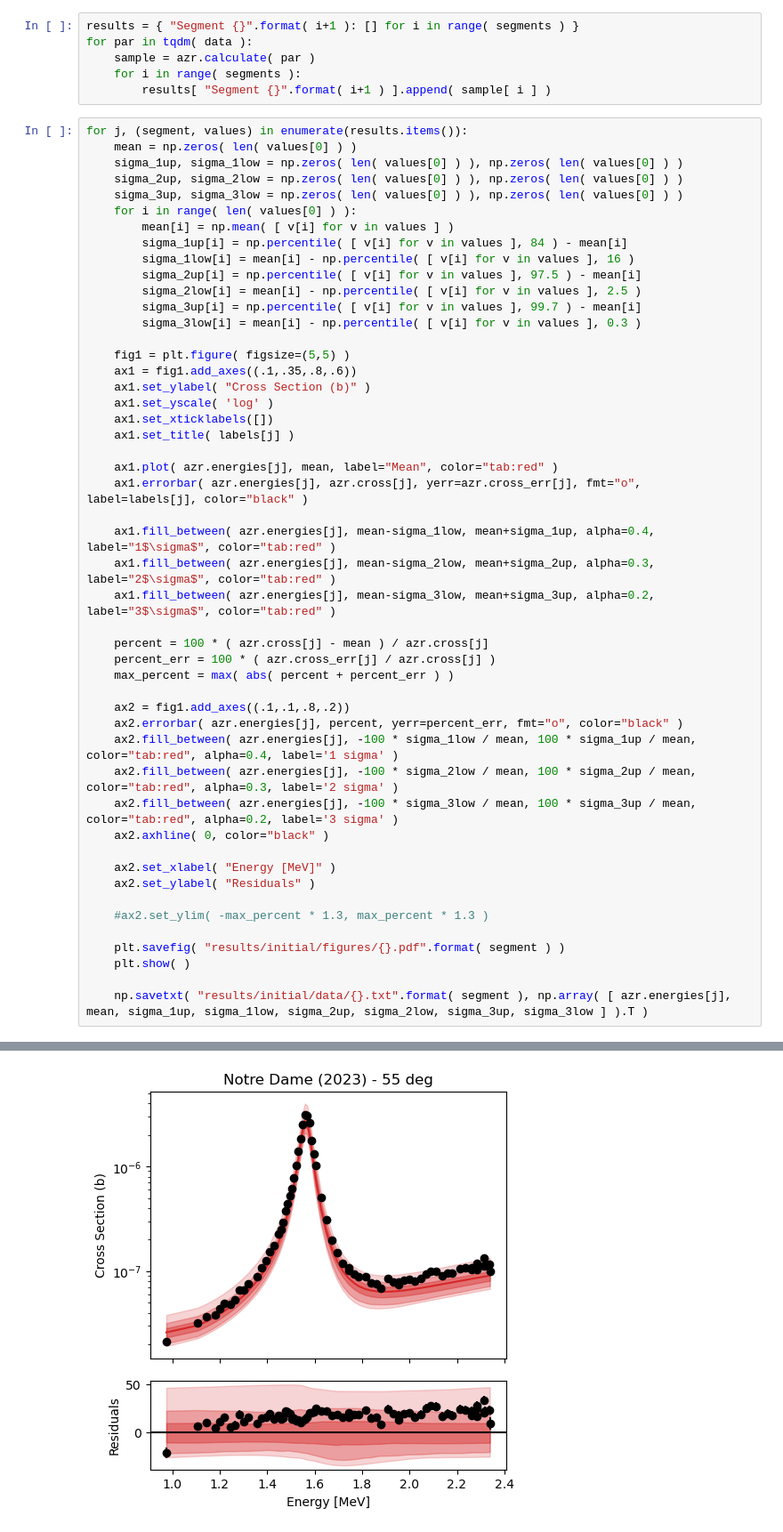
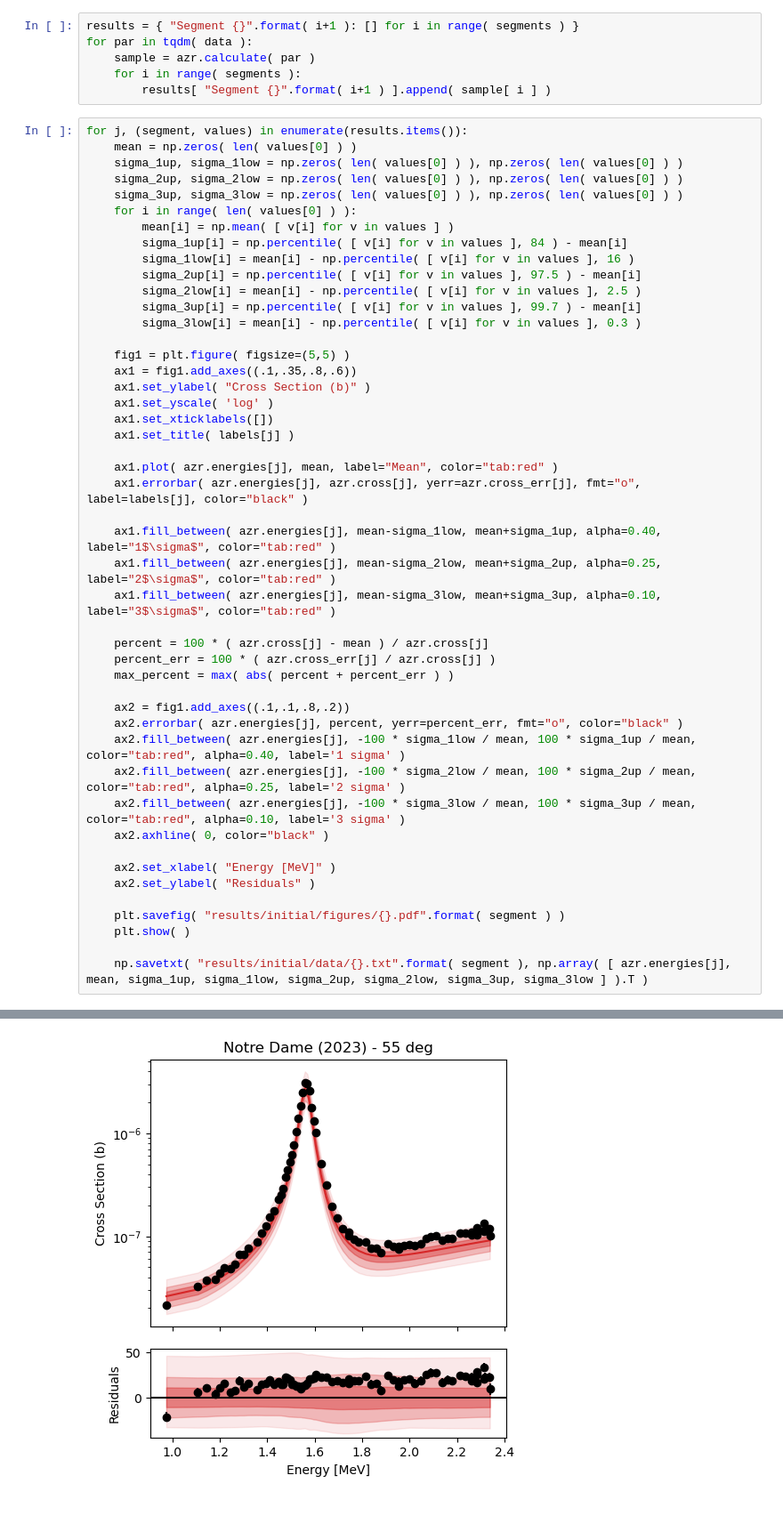
Before and after one commit to skowrons94/12c_pg, a Jupyter notebook: 1_Initial_Analyze.ipynb, the cells around one changed output, grey strips where cells are left out. Shown at 89% size. Saved outputs shown, nothing was run; the diff lists cells and outputs as text.

```diff
--- a/1_Initial_Analyze.ipynb
+++ b/1_Initial_Analyze.ipynb
@@ -67,9 +67,9 @@ for j, (segment, values) in enumerate(results.items()):
     ax1.plot( azr.energies[j], mean, label="Mean", color="tab:red" )
     ax1.errorbar( azr.energies[j], azr.cross[j], yerr=azr.cross_err[j], fmt="o", label=labels[j], color="black" )
 
-    ax1.fill_between( azr.energies[j], mean-sigma_1low, mean+sigma_1up, alpha=0.4, label="1$\sigma$", color="tab:red" )
-    ax1.fill_between( azr.energies[j], mean-sigma_2low, mean+sigma_2up, alpha=0.3, label="2$\sigma$", color="tab:red" )
-    ax1.fill_between( azr.energies[j], mean-sigma_3low, mean+sigma_3up, alpha=0.2, label="3$\sigma$", color="tab:red" )
+    ax1.fill_between( azr.energies[j], mean-sigma_1low, mean+sigma_1up, alpha=0.40, label="1$\sigma$", color="tab:red" )
+    ax1.fill_between( azr.energies[j], mean-sigma_2low, mean+sigma_2up, alpha=0.25, label="2$\sigma$", color="tab:red" )
+    ax1.fill_between( azr.energies[j], mean-sigma_3low, mean+sigma_3up, alpha=0.10, label="3$\sigma$", color="tab:red" )
 
     percent = 100 * ( azr.cross[j] - mean ) / azr.cross[j]
     percent_err = 100 * ( azr.cross_err[j] / azr.cross[j] )
@@ -77,16 +77,14 @@ for j, (segment, values) in enumerate(results.items()):
 
     ax2 = fig1.add_axes((.1,.1,.8,.2))
     ax2.errorbar( azr.energies[j], percent, yerr=percent_err, fmt="o", color="black" )
-    ax2.fill_between( azr.energies[j], -100 * sigma_1low / mean, 100 * sigma_1up / mean, color="tab:red", alpha=0.4, label='1 sigma' )
-    ax2.fill_between( azr.energies[j], -100 * sigma_2low / mean, 100 * sigma_2up / mean, color="tab:red", alpha=0.3, label='2 sigma' )
-    ax2.fill_between( azr.energies[j], -100 * sigma_3low / mean, 100 * sigma_3up / mean, color="tab:red", alpha=0.2, label='3 sigma' )
+    ax2.fill_between( azr.energies[j], -100 * sigma_1low / mean, 100 * sigma_1up / mean, color="tab:red", alpha=0.40, label='1 sigma' )
+    ax2.fill_between( azr.energies[j], -100 * sigma_2low / mean, 100 * sigma_2up / mean, color="tab:red", alpha=0.25, label='2 sigma' )
+    ax2.fill_between( azr.energies[j], -100 * sigma_3low / mean, 100 * sigma_3up / mean, color="tab:red", alpha=0.10, label='3 sigma' )
     ax2.axhline( 0, color="black" )
 
     ax2.set_xlabel( "Energy [MeV]" )
     ax2.set_ylabel( "Residuals" )
 
-    #ax2.set_ylim( -max_percent * 1.3, max_percent * 1.3 )
-
     plt.savefig( "results/initial/figures/{}.pdf".format( segment ) )
     plt.show( )
 
@@ -102,2 +100,2 @@ for j, (segment, values) in enumerate(results.items()):
 [figure]
-[figure, old version]
+[figure, new version]
```
Also changed, not shown: parts of 2 cells of this notebook, 35 other files.
